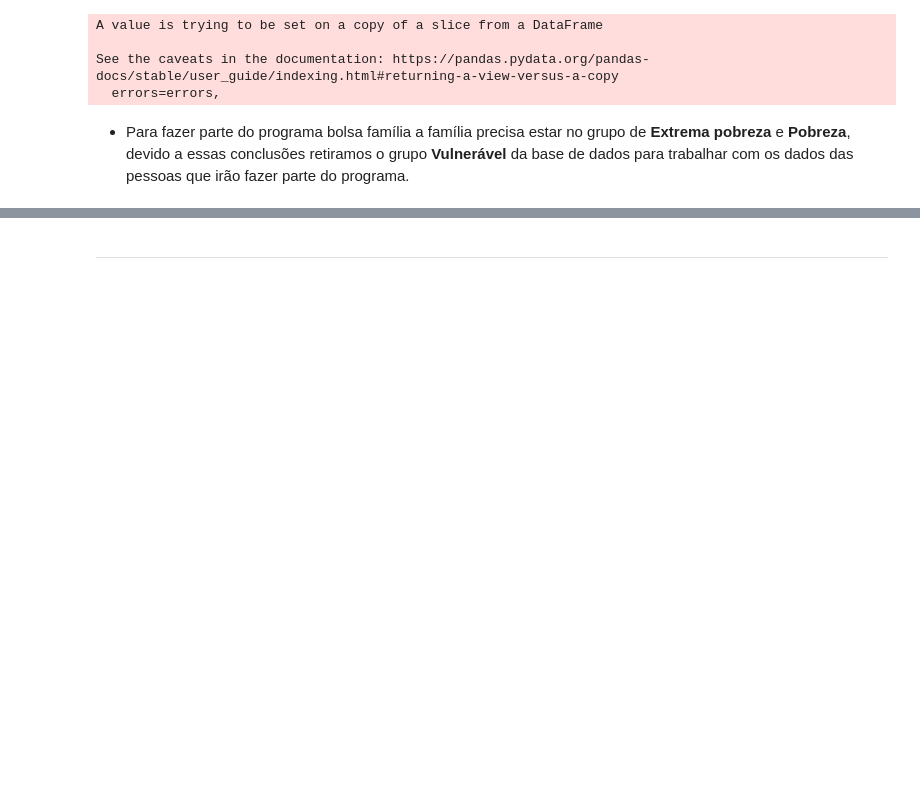
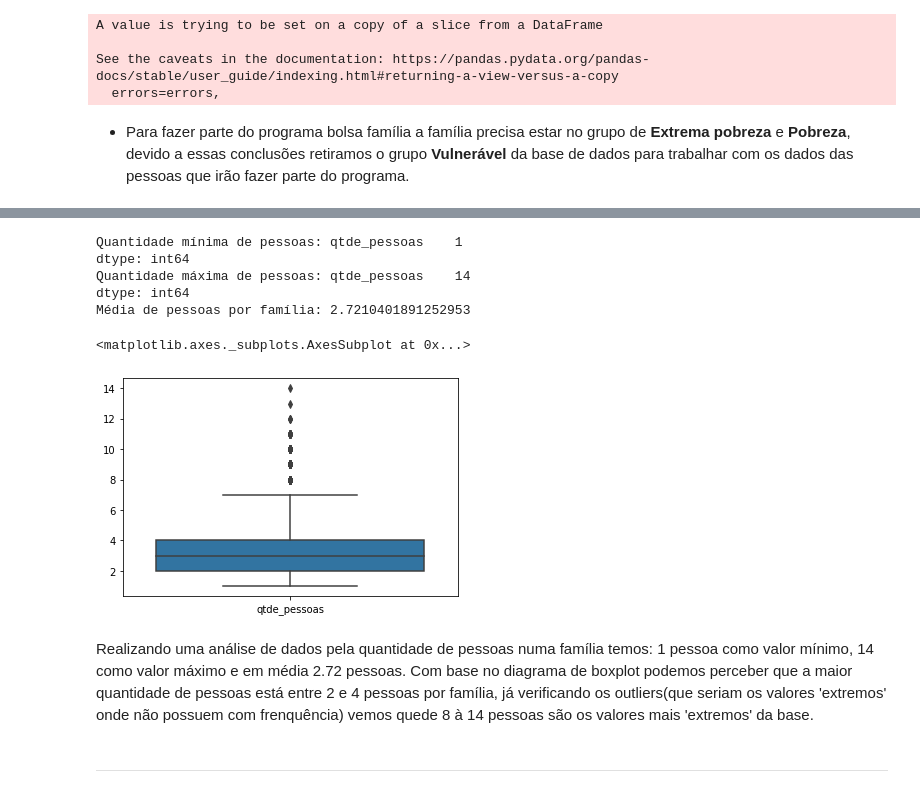
Before and after one commit to FranciscoJSSantos/Analise_de_Dados_do_Bolsa_Familia, a Jupyter notebook: Analise_de_Dados_do_Bolsa_Familia.ipynb, the cells around one changed output, grey strips where cells are left out. Drawn from its saved outputs; the diff is of its cells as text; code cells hidden in the pictures; blank space fills up the shorter version.

```diff
--- a/Analise_de_Dados_do_Bolsa_Familia.ipynb
+++ b/Analise_de_Dados_do_Bolsa_Familia.ipynb
@@ -169,3 +188,25 @@ df_familia
+# %%
+#Verificando o intervalo da quantidade de pessoas por família e média de pessoas
+data_qtdPessoas = df_familia[["qtde_pessoas"]]
+media_qtdPessoas = df_familia['qtde_pessoas'].mean()
+print(f"Quantidade mínima de pessoas: {data_qtdPessoas.min()}")
+print(f"Quantidade máxima de pessoas: {data_qtdPessoas.max()}")
+print(f'Média de pessoas por família: {media_qtdPessoas}')
+
+#Verificando quantidade de membros na família
+dados_qtdPessoas = df_familia[["qtde_pessoas"]]
+sns.boxplot(data=dados_qtdPessoas)
+# %% [output]
+Quantidade mínima de pessoas: qtde_pessoas    1
+dtype: int64
+Quantidade máxima de pessoas: qtde_pessoas    14
+dtype: int64
+Média de pessoas por família: 2.7210401891252953
+<matplotlib.axes._subplots.AxesSubplot at 0x...>
+[figure, added]
+# %% [markdown]
+
+Realizando uma análise de dados pela quantidade de pessoas numa família temos: 1 pessoa como valor mínimo, 14 como valor máximo e em média 2.72 pessoas. Com base no diagrama de boxplot podemos perceber que a maior quantidade de pessoas está entre 2 e 4 pessoas por família, já verificando os outliers(que seriam os valores 'extremos' onde não possuem com frenquência) vemos quede 8 à 14 pessoas são os valores mais 'extremos' da base.
 # %% [markdown]
 ---
 # %% [markdown]
```
Also changed, not shown: parts of 30 cells of this notebook.
